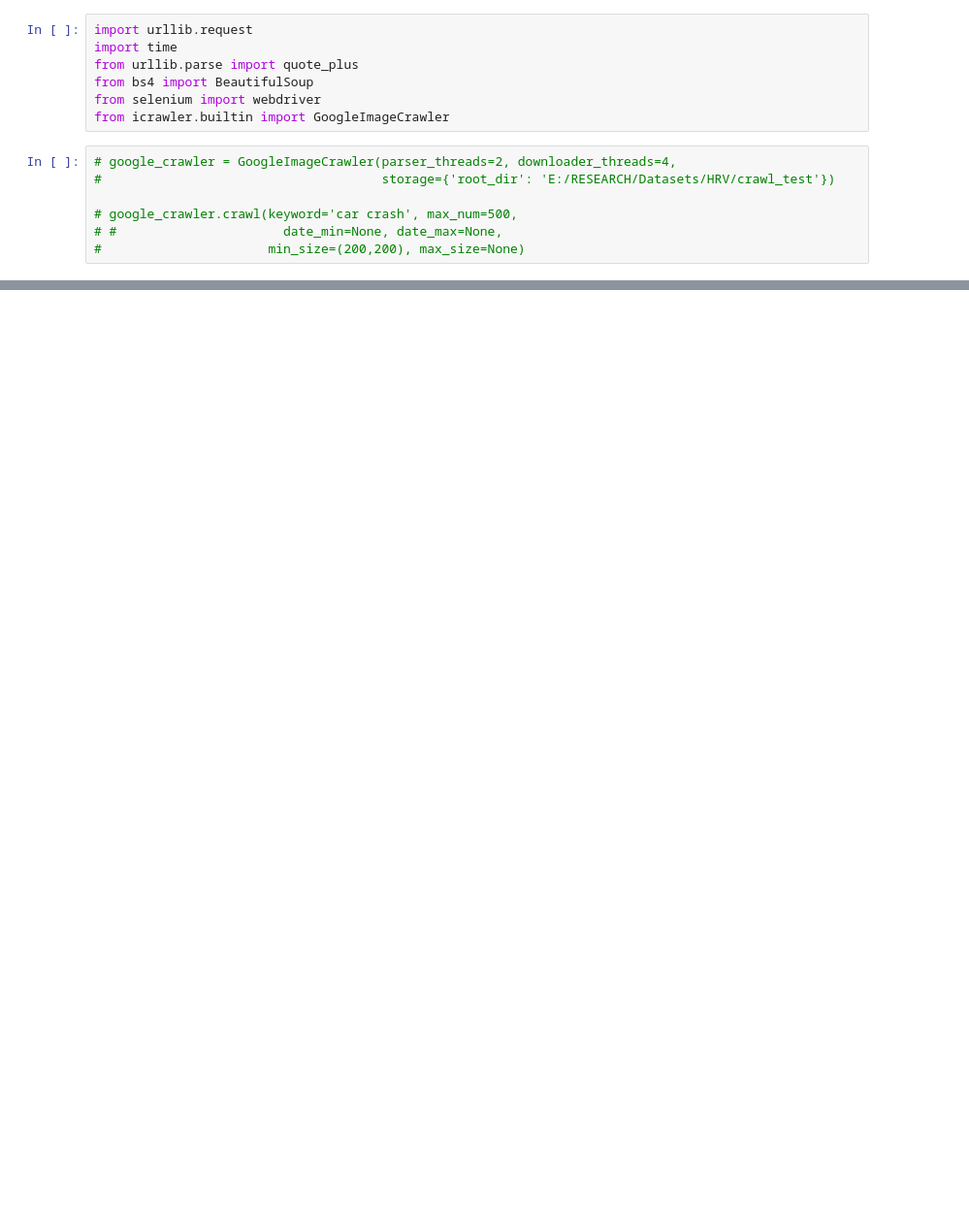
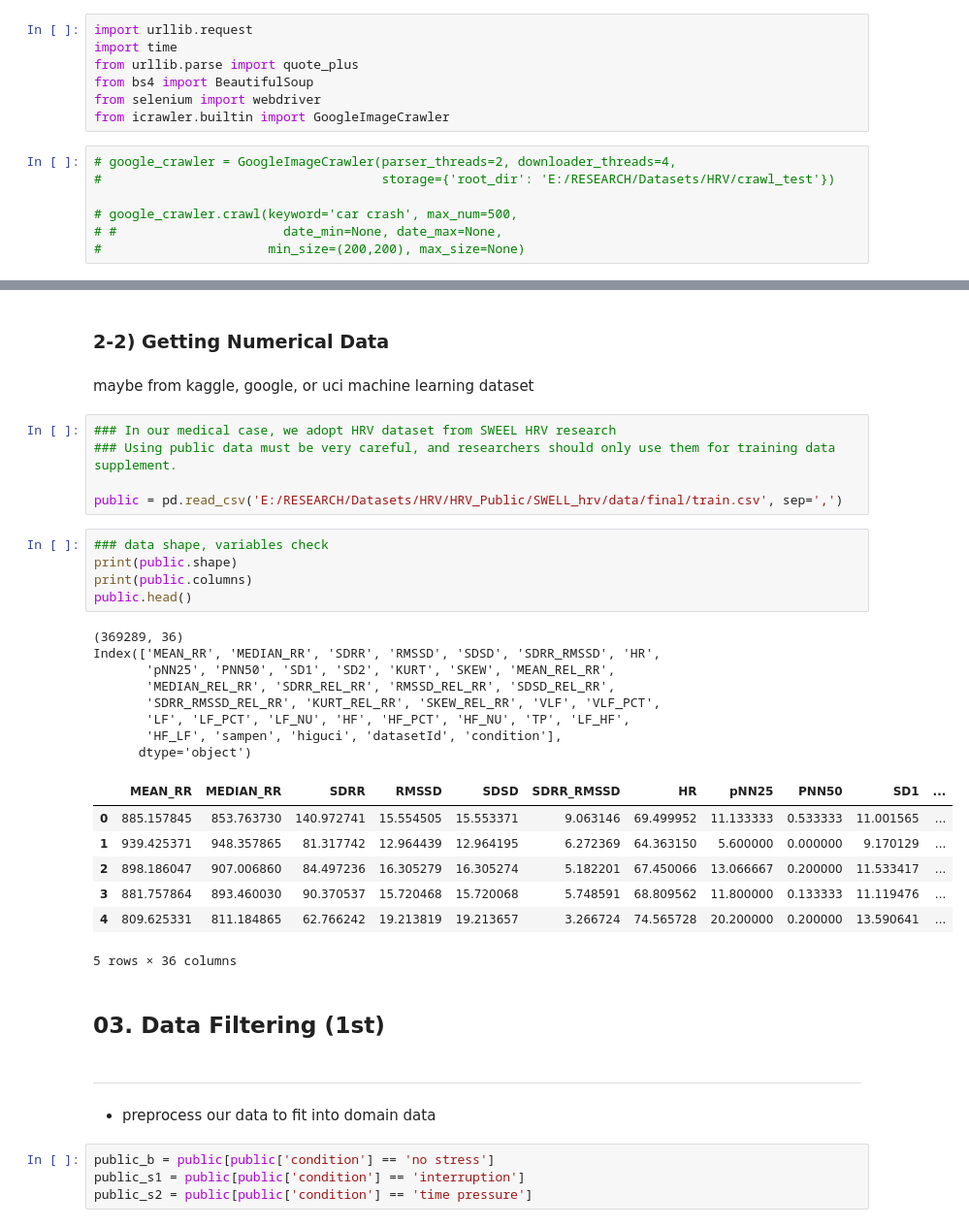
Before and after one commit to andrewyoo214/MachineLearning_python, a Jupyter notebook: DataAugmentation/DA.ipynb, the cells around one changed output, grey strips where cells are left out. Shown at 97% size. Saved outputs shown, nothing was run; the diff lists cells and outputs as text; blank space fills up the shorter version.

```diff
--- a/DataAugmentation/DA.ipynb
+++ b/DataAugmentation/DA.ipynb
@@ -117,0 +168,40 @@ google_crawler.crawl(keyword='car', filters=filters, offset=0, max_num=1000,
+# %% [markdown]
+### 2-2) Getting Numerical Data
+# %% [markdown]
+maybe from kaggle, google, or uci machine learning dataset
+# %%
+### In our medical case, we adopt HRV dataset from SWEEL HRV research
+### Using public data must be very careful, and researchers should only use them for training data supplement.
+
+public = pd.read_csv('E:/RESEARCH/Datasets/HRV/HRV_Public/SWELL_hrv/data/final/train.csv', sep=',')
+# %%
+### data shape, variables check
+print(public.shape)
+print(public.columns)
+public.head()
+# %% [output]
+(369289, 36)
+Index(['MEAN_RR', 'MEDIAN_RR', 'SDRR', 'RMSSD', 'SDSD', 'SDRR_RMSSD', 'HR',
+       'pNN25', 'PNN50', 'SD1', 'SD2', 'KURT', 'SKEW', 'MEAN_REL_RR',
+       'MEDIAN_REL_RR', 'SDRR_REL_RR', 'RMSSD_REL_RR', 'SDSD_REL_RR',
+       'SDRR_RMSSD_REL_RR', 'KURT_REL_RR', 'SKEW_REL_RR', 'VLF', 'VLF_PCT',
+       'LF', 'LF_PCT', 'LF_NU', 'HF', 'HF_PCT', 'HF_NU', 'TP', 'LF_HF',
+       'HF_LF', 'sampen', 'higuci', 'datasetId', 'condition'],
+      dtype='object')
+|  | MEAN_RR | MEDIAN_RR | SDRR | RMSSD | SDSD | SDRR_RMSSD | HR | pNN25 | PNN50 | SD1 | ... |
+| 0 | 885.157845 | 853.763730 | 140.972741 | 15.554505 | 15.553371 | 9.063146 | 69.499952 | 11.133333 | 0.533333 | 11.001565 | ... |
+| 1 | 939.425371 | 948.357865 | 81.317742 | 12.964439 | 12.964195 | 6.272369 | 64.363150 | 5.600000 | 0.000000 | 9.170129 | ... |
+| 2 | 898.186047 | 907.006860 | 84.497236 | 16.305279 | 16.305274 | 5.182201 | 67.450066 | 13.066667 | 0.200000 | 11.533417 | ... |
+| 3 | 881.757864 | 893.460030 | 90.370537 | 15.720468 | 15.720068 | 5.748591 | 68.809562 | 11.800000 | 0.133333 | 11.119476 | ... |
+| 4 | 809.625331 | 811.184865 | 62.766242 | 19.213819 | 19.213657 | 3.266724 | 74.565728 | 20.200000 | 0.200000 | 13.590641 | ... |
+5 rows × 36 columns
+# %% [markdown]
+## 03. Data Filtering (1st)
+# %% [markdown]
+- - -
+# %% [markdown]
+* preprocess our data to fit into domain data
+# %%
+public_b = public[public['condition'] == 'no stress']
+public_s1 = public[public['condition'] == 'interruption']
+public_s2 = public[public['condition'] == 'time pressure']
```
Also changed, not shown: parts of 15 cells of this notebook.
